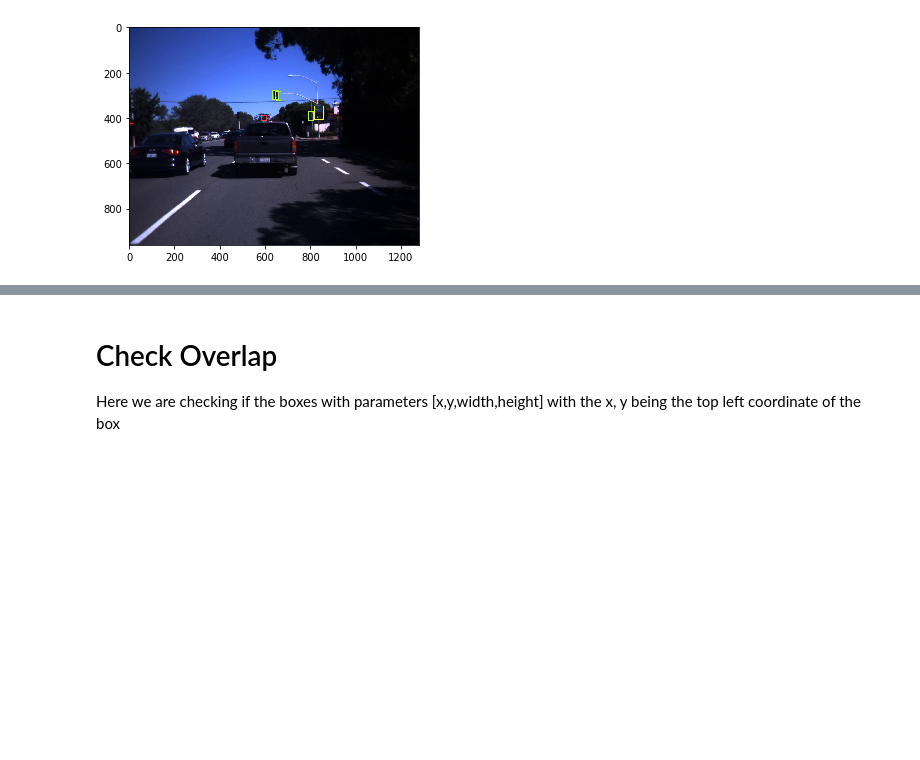
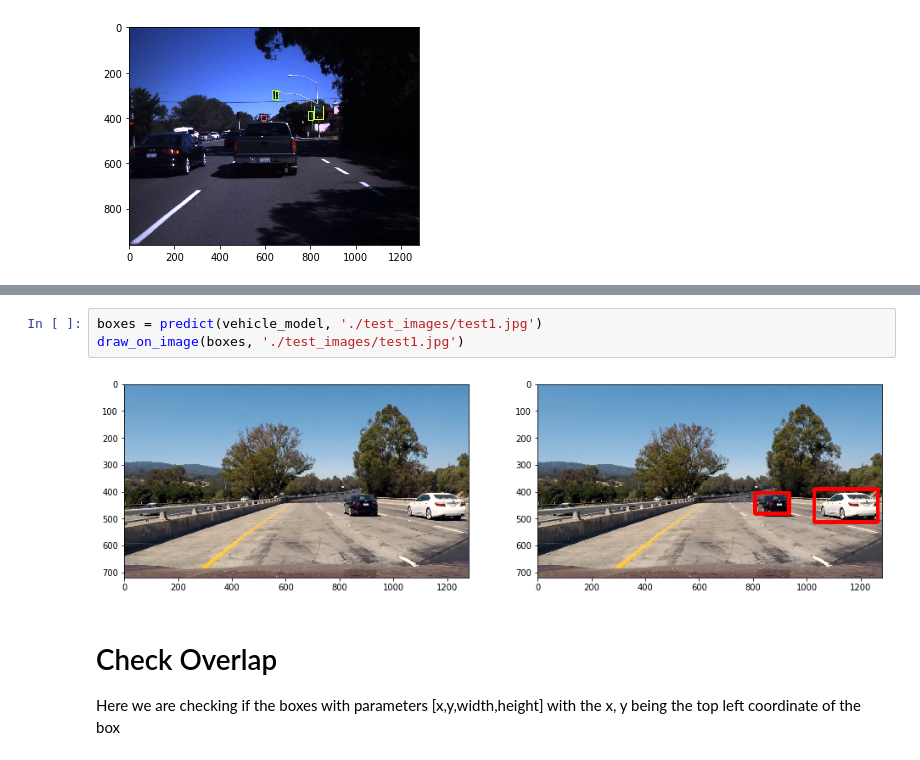
Before and after one commit to djbarajas/ML_Final, a Jupyter notebook: Main_Model.ipynb, the cells around one changed output, grey strips where cells are left out. Drawn from its saved outputs; the diff is of its cells as text; blank space fills up the shorter version.

```diff
--- a/Main_Model.ipynb
+++ b/Main_Model.ipynb
@@ -475,3 +453,8 @@ WARNING:tensorflow:From C:\Users\User\AppData\Roaming\Python\Python37\site-packa
+# %%
+boxes = predict(vehicle_model, './test_images/test1.jpg')
+draw_on_image(boxes, './test_images/test1.jpg')
+# %% [output]
+[figure, added]
 # %% [markdown]
 # Check Overlap
 Here we are checking if the boxes with parameters [x,y,width,height] with the x, y being the top left coordinate of the box
```
Also changed, not shown: parts of 7 cells of this notebook, 2 other files.
